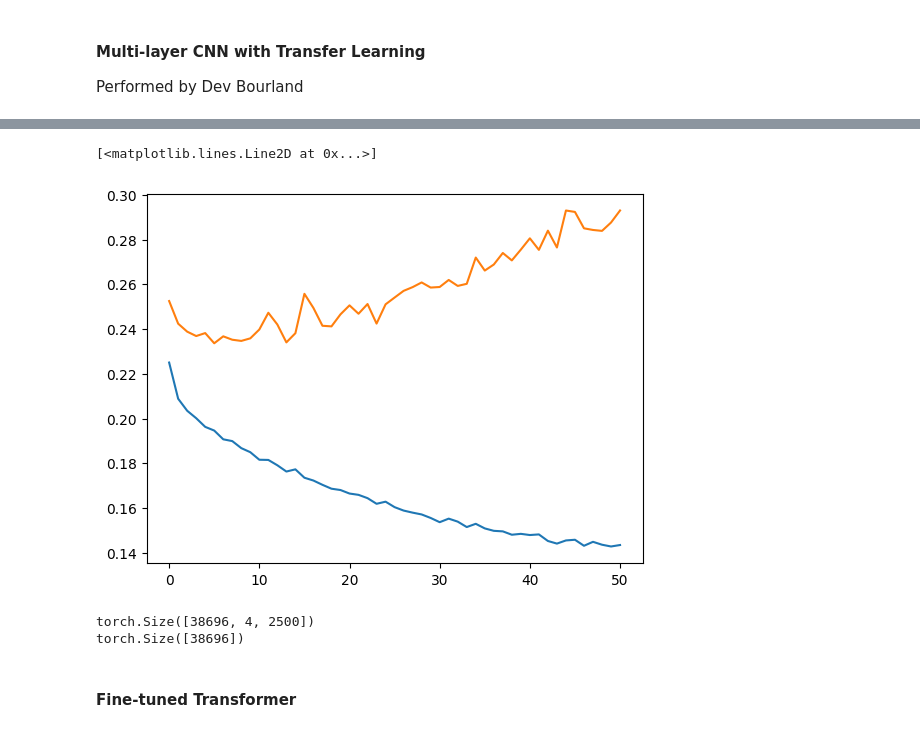
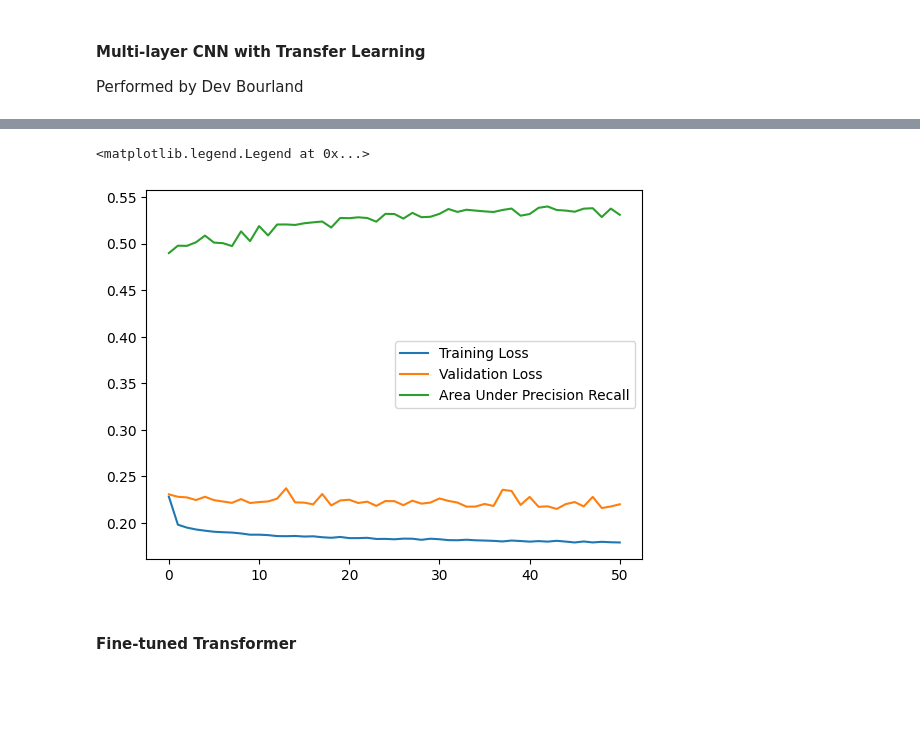
Before and after one commit to mrmang0dev/CS425-Project, a Jupyter notebook: projectmain.ipynb, the cells around one changed output, grey strips where cells are left out. Drawn from its saved outputs; the diff is of its cells as text; code cells hidden in the pictures; blank space fills up the shorter version.

```diff
--- a/projectmain.ipynb
+++ b/projectmain.ipynb
@@ -559,15 +623,36 @@ def validation(dataloader, model, loss_fn, epoch):
             validation_loss += loss_fn(y_pred, y).item()
     validation_loss /= num_batches
     if epoch % 10 == 0:
-        print(f"Avg validation loss: {validation_loss:>8f}\n")
+        print(f"Avg validation loss: {validation_loss:>8f}")
     return validation_loss
+
+def precision_recall(model, dataloader, epoch) :
+    with torch.no_grad():
+        model.eval()
+        pred_list = []
+        labels_list = []
+        for data, target in dataloader :
+            data = data.to(device)
+            target = target.to(device)
+            output = model(data)
+            pred=output.cpu().detach().numpy().reshape(output.shape[0])
+            labels=target.cpu().numpy().reshape(output.shape[0])
+            pred_list.append(pred)
+            labels_list.append(labels)
+        labels = np.concatenate(labels_list)
+        predictions = np.concatenate(pred_list)
+        #auc = metrics.roc_auc_score(labels, predictions)
+        auc = metrics.average_precision_score(labels, predictions)
+        if epoch % 10 == 0:
+            print(f'Area under precision recall curve on test data {auc:>8f}\n')
+        return auc
 # %%
 train_loader = DataLoader(TensorDataset(train_X, train_y), batch_size=32, shuffle=True)
 val_loader   = DataLoader(TensorDataset(val_X,   val_y),   batch_size=32, shuffle=False)
 test_loader  = DataLoader(TensorDataset(test_X,  test_y),  batch_size=32, shuffle=False)
 
 model = DNA_CNN().to(device)
-model.load_state_dict(torch.load("trained_models/DNA_CNN_Accessibility.pt"))
+model.load_state_dict(torch.load("trained_models/DNA_CNN_Accessibility_Tuned.pt"))
 
 transfer_model = DNA_CNN_Transfer(model, freeze_conv=True).to(device)
 
@@ -576,14 +661,30 @@ epochs    = 51
 loss_fn = nn.BCEWithLogitsLoss()
 training_loss = []
 validation_loss = []
+aupr = []
+best_loss = float('inf')
+early_stop = 0
 
 for t in range(epochs):
     if t % 10 == 0:
         print(f"Epoch {t}\n-------------------------------")
     t_loss = train_epoch(train_loader, transfer_model, loss_fn, optimizer, t)
     v_loss = validation(test_loader, transfer_model, loss_fn, t)
+    area = precision_recall(transfer_model, test_loader, t)
     training_loss.append(t_loss)
     validation_loss.append(v_loss)
+    aupr.append(area)
+
+    if v_loss < best_loss:
+        early_stop = 0
+        best_loss = v_loss
+        torch.save(model.state_dict(), "trained_models/DNA_CNN_Enhancer.pt")
+    else:
+        early_stop += 1
+        if early_stop == 5:
+            torch.save(model.state_dict(), "trained_models/DNA_CNN_Enhancer.pt")
+            print(f"No validation loss improvement after 5 epochs, saving model and exiting at epoch {t}")
+            break
 # %% [output]
 Epoch 0
 -------------------------------
@@ -605,16 +706,12 @@ Avg validation loss: 0.293000
 # %%
 plt.figure()
 plt.plot(training_loss, label="Training Loss")
 plt.plot(validation_loss, label="Validation Loss")
+plt.plot(aupr, label="Area Under Precision Recall")
+plt.legend()
 # %% [output]
-[<matplotlib.lines.Line2D at 0x...>]
+<matplotlib.legend.Legend at 0x...>
-[figure, old version]
+[figure, new version]
-# %%
-print(train_X.shape)
-print(train_y.shape)
-# %% [output]
-torch.Size([38696, 4, 2500])
-torch.Size([38696])
 # %% [markdown]
 #### Fine-tuned Transformer ####
 # %% [markdown]
```
Also changed, not shown: parts of 9 cells of this notebook, 1 other file.
